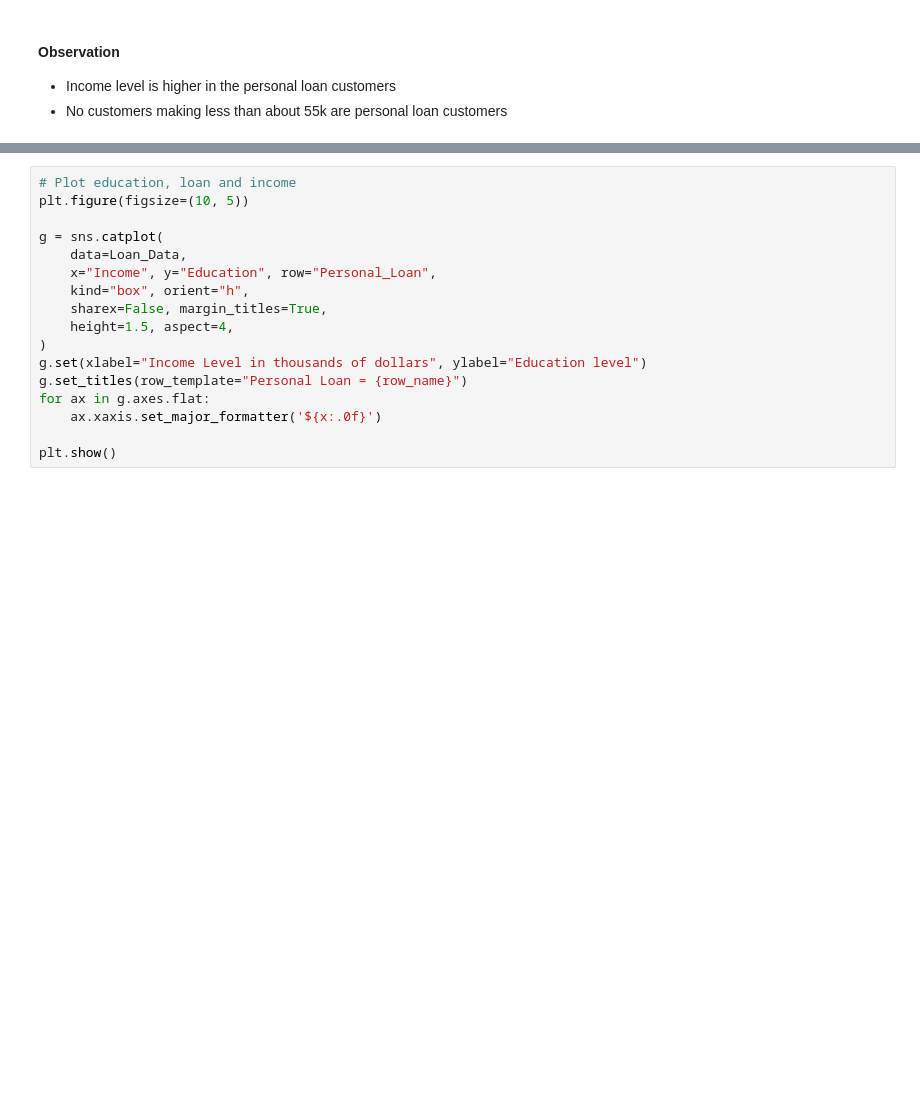
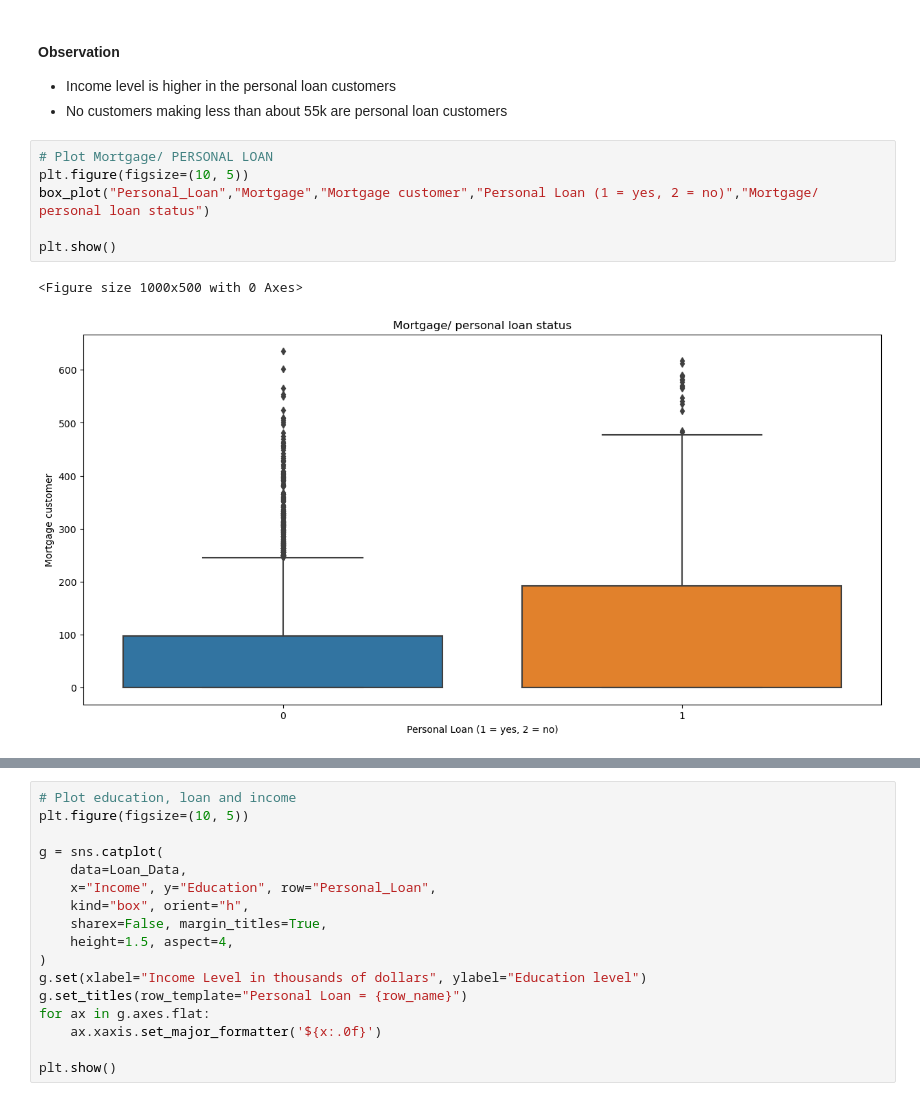
Before and after one commit to Drew75austin/Machine_Learning_Personal_Loan, a Jupyter notebook: Personal_Loan_Modelling.ipynb, the cells around one changed output, grey strips where cells are left out. Cells and saved outputs as stored; diff of their text form; blank space fills up the shorter version.

Commit message:
Chart updates

```diff
--- a/Personal_Loan_Modelling.ipynb
+++ b/Personal_Loan_Modelling.ipynb
@@ -608,3 +608,12 @@ plt.show()
 #### Observation
 - Income level is higher in the personal loan customers
 - No customers making less than about 55k are personal loan customers
+# %%
+# Plot Mortgage/ PERSONAL LOAN
+plt.figure(figsize=(10, 5))
+box_plot("Personal_Loan","Mortgage","Mortgage customer","Personal Loan (1 = yes, 2 = no)","Mortgage/ personal loan status")
+
+plt.show()
+# %% [output]
+<Figure size 1000x500 with 0 Axes>
+[figure, added]
```
Also changed, not shown: parts of 12 cells of this notebook.
